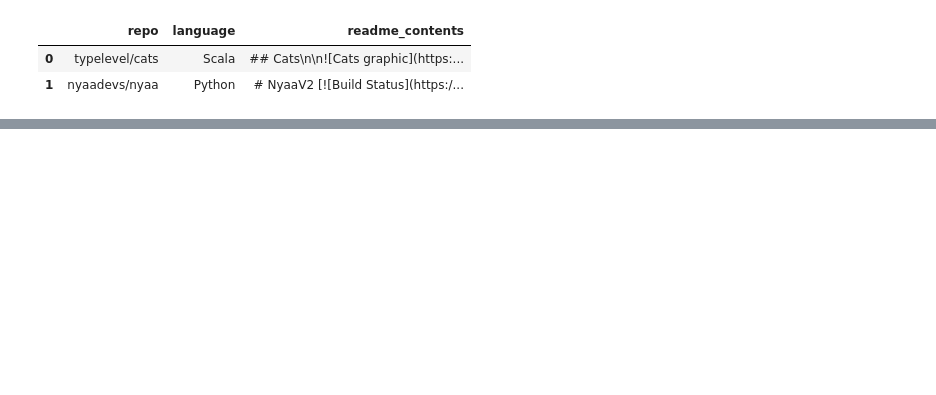
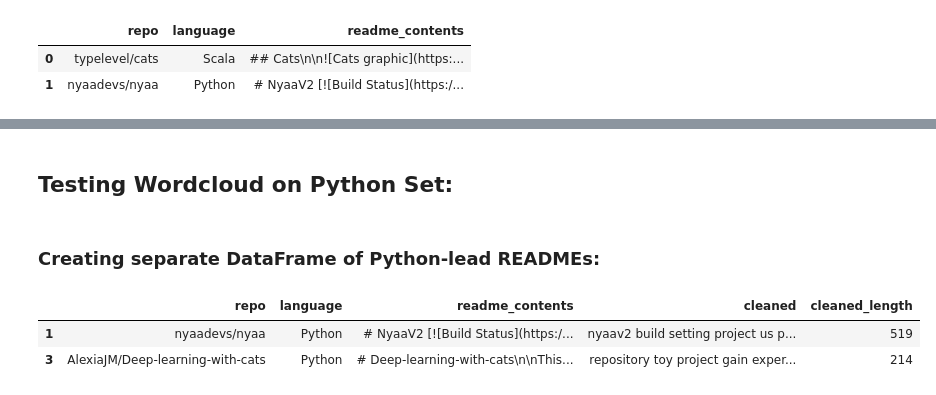
Before and after one commit to laskowski-maggard-miller/nlp_project, a Jupyter notebook: greg_scratchpad.ipynb, the cells around one changed output, grey strips where cells are left out. Cells and saved outputs as stored; diff of their text form; code cells hidden in the pictures; blank space fills up the shorter version.

```diff
--- a/greg_scratchpad.ipynb
+++ b/greg_scratchpad.ipynb
@@ -85,0 +99,4 @@ df_working
+# %% [markdown]
+## Testing Wordcloud on Python Set:
+# %% [markdown]
+### Creating separate DataFrame of Python-lead READMEs:
@@ -85,0 +105,6 @@ df_working
+# %%
+python_df.head(2)
+# %% [output]
+|  | repo | language | readme_contents | cleaned | cleaned_length |
+| 1 | nyaadevs/nyaa | Python | # NyaaV2 [![Build Status](https:/... | nyaav2 build setting project us p... | 519 |
+| 3 | AlexiaJM/Deep-learning-with-cats | Python | # Deep-learning-with-cats\n\nThis... | repository toy project gain exper... | 214 |
```
Also changed, not shown: parts of 22 cells of this notebook, 1 other file.
